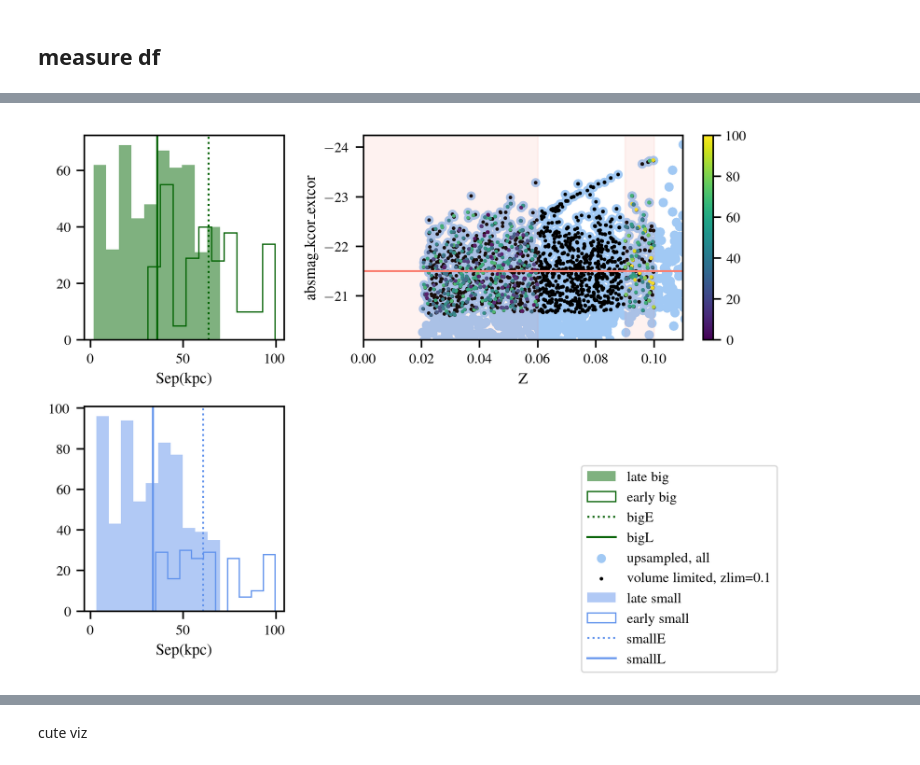
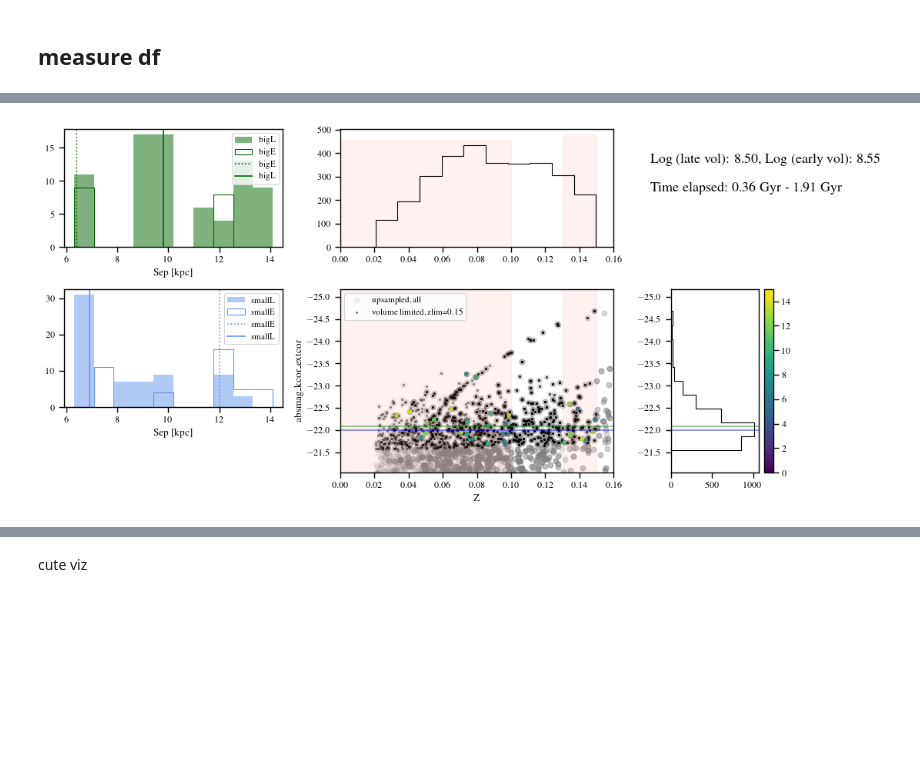
Before and after one commit to insepien/dftime, a Jupyter notebook: liu11.ipynb, the cells around one changed output, grey strips where cells are left out. Cells and saved outputs as stored; diff of their text form; code cells hidden in the pictures; blank space fills up the shorter version.

Commit message:
change df plot to gridspec, add volonteri22 analysis

```diff
--- a/liu11.ipynb
+++ b/liu11.ipynb
@@ -205,7 +225,7 @@ malmquist
 # %%
 # Malmquist bias correction
 # find Mlim(zlim, m_survey_lim)
-zlim = 0.1
+zlim = 0.15
 Mlim = 17.77 - cosmo.distmod(zlim).value
 abmag_mask = (fulldf.absmag_extcor < Mlim)
 zmask = fulldf.z_x < zlim
@@ -251,5 +283,4 @@ fig.tight_layout()
 # %%
-from scipy.stats import permutation_test
 def quart_mask(quant,cuts,ismag=False):
     mask = []
     mask.append(quant<cuts[0])
@@ -275,22 +306,24 @@ redshifts = vldf.z_x.values
 sep = vldf.rp.values
 
 # z masks
-zLate = [0, 0.06]
-zEarly = [0.09, 0.1]
+zLate = [0, 0.1]
+zEarly = [0.13, 0.15]
 early = (redshifts > zEarly[0]) & (redshifts < zEarly[1])
 late = (redshifts < zLate[1]) & (redshifts > zLate[0])
 # check volume
 time = lambda z2,z1: np.log10((cosmo.comoving_volume(z1) - cosmo.comoving_volume(z2)).value)
-print(f"late vol {time(zLate[0],zLate[1]):.2f}, early vol {time(zEarly[0],zEarly[1]):.2f}")
-sepmax = 100
+delt_min = cosmo.lookback_time(zEarly[0]) - cosmo.lookback_time(zLate[1])
+delt_max = cosmo.lookback_time(zEarly[1]) - cosmo.lookback_time(zLate[0])
+
 
 # max sep cut
+sepmax = 15
 sepcut = (sep < sepmax) & (sep>0)
-sepcutL = sep < 70
-sepcutE = sep > 30
+sepcutL = (sep > 5) & (sep < sepmax)
+sepcutE = (sep > 5) & (sep < sepmax)
 
 # mass cut
-cutsE = np.percentile(amag,[50,50])
+cutsE = np.percentile(amag,[45,55])
 cutsL = cutsE
 massmaskE= quart_mask(amag,cutsE,ismag=True)
 massmaskL = quart_mask(amag,cutsL,ismag=True)
@@ -301,39 +334,61 @@ smallL = massmaskL[0] & late & sepcutL
 bigE = massmaskE[2] & early& sepcutE
 bigL = massmaskL[2] & late & sepcutL
 
-bigc = 'darkgreen'
-smallc = 'cornflowerblue'
+def plot_meh():
+    bigc = 'darkgreen'
+    smallc = 'cornflowerblue'
 
-fig,ax = plt.subplots(2,2,dpi=300,width_ratios=[1,2])
-ax[0,0].hist(vldf.rp[bigL],label='late big',alpha=0.5,color=bigc)
-ax[0,0].hist(vldf.rp[bigE],histtype='step',label='early big',color=bigc)
+    fig = plt.figure(figsize=(10, 6))
+    gs = gridspec.GridSpec(4, 3, figure=fig, width_ratios=[2,2.5,1],height_ratios=[0.5,2.5,2.5,0.5])
 
-ax[1,0].hist(vldf.rp[smallL],label='late small',alpha=0.5,color=smallc)
-ax[1,0].hist(vldf.rp[smallE],histtype='step',label='early small',color=smallc)
-for x,l,ls,c,a in zip([smallE,smallL,bigE,bigL],['smallE', 'smallL', 'bigE', 'bigL'],[":","-",":","-"],[smallc,smallc,bigc,bigc],[ax[1,0],ax[1,0],ax[0,0],ax[0,0]]):
-    a.axvline(np.median(vldf.rp[x]),label=l,linestyle=ls,color=c)
+    # make axes
+    ax_hb = fig.add_subplot(gs[1, 0])
+    ax_hs = fig.add_subplot(gs[2, 0])
+    ax_scat = fig.add_subplot(gs[2:, 1])
+    ax_histz = fig.add_subplot(gs[1,1])
+    ax_histM = fig.add_subplot(gs[2:,2])
 
-ax[1,0].set_xlim(ax[0,0].get_xlim())
+    # plot histograms and median lines
+    _, binz, _ = ax_hb.hist(vldf.rp[bigL],label='bigL',alpha=0.5,color=bigc)
+    ax_hb.hist(vldf.rp[bigE],bins=binz,histtype='step',label='bigE',color=bigc)
+    ax_hs.hist(vldf.rp[smallL],bins=binz,label='smallL',alpha=0.5,color=smallc)
+    ax_hs.hist(vldf.rp[smallE],bins=binz,histtype='step',label='smallE',color=smallc)
+    for x,l,ls,c,a in zip([smallE,smallL,bigE,bigL],['smallE', 'smallL', 'bigE', 'bigL'],[":","-",":","-"],[smallc,smallc,bigc,bigc],[ax_hs,ax_hs,ax_hb,ax_hb]):
+        a.axvline(np.median(vldf.rp[x]),label=l,linestyle=ls,color=c)
+    # labels
+    ax_hs.set_xlim(ax_hb.get_xlim())
+    [a.set_xlabel('Sep [kpc]') for a in [ax_hb,ax_hs]]
 
-ax[0,1].scatter(fulldf.z_x, fulldf[maguse], label='upsampled, all')
-ax[0,1].scatter(vldf.z_x, amag,label=f'volume limited, zlim={zlim}',c='k',s=2)
-im = [ax[0,1].scatter(vldf.z_x[mask], amag[mask],c=vldf.rp[mask],vmin=0,vmax=sepmax,s=2) for mask in [smallE,bigE,smallL,bigL]]
-ax[0,1].set_xlabel("Z")
-ax[0,1].set_ylabel(maguse)
-ax[0,1].yaxis.set_inverted(True)
-[ax[0,1].axhline(c,c='salmon',linestyle=ls) for c,ls in zip([cutsE[0],cutsL[0]],[':',"-"])]
-[ax[0,1].fill_between([c[0],c[1]],ax[0,1].get_ylim()[0],ax[0,1].get_ylim()[1],alpha=0.1,color='salmon') for c in [zLate,zEarly]]
-ax[0,1].set_xlim(0,zlim+0.01)
-ax[0,1].set_ylim(np.max(amag)+0.5,np.min(amag)-0.5)
-fig.colorbar(im[0],ax=ax[0,1])
-# ax[0,1].scatter(vldf.z[massmaskL[2] & late & sepcut], vldf.absmag[massmaskL[2] & late & sepcut], color='r')
+    # scatter M vs z
+    ax_scat.scatter(fulldf.z_x, fulldf[maguse], label='upsampled, all',c='grey',alpha=0.1)
+    ax_scat.scatter(vldf.z_x, amag,label=f'volume limited, zlim={zlim}',c='k',s=2,alpha=0.4)
+    im = [ax_scat.scatter(vldf.z_x[mask], amag[mask],c=vldf.rp[mask],vmin=0,vmax=sepmax,s=7) for mask in [smallE,bigE,smallL,bigL]]
+    # labels
+    ax_scat.set_xlabel("Z")
+    ax_scat.set_ylabel(maguse)
+    ax_scat.yaxis.set_inverted(True)
+    ax_scat.set_xlim(0,zlim+0.01)
+    ax_scat.set_ylim(np.max(amag)+0.5,np.min(amag)-0.5)
 
-[a.set_xlabel("Sep(kpc)") for a in ax[:,0]]
-# [a.text(1,30,t,fontsize=18) for a,t in zip(ax[:,0], ['big','small'])]
+    # histograms along scatter plot
+    ax_histz.hist(vldf.z_x, color='k',histtype='step')
+    ax_histM.hist(amag,orientation='horizontal',color='k',histtype='step')
+    ax_histz.set_xlim(ax_scat.get_xlim())
+    ax_histM.set_ylim(ax_scat.get_ylim())
 
-fig.legend(loc='lower right')
-ax[1,1].axis('off')
-fig.tight_layout();
+    # plot cuts
+    [[a.axhline(c,c=clr,alpha=0.5) for c,clr in zip([cutsE[0],cutsE[1]],['g','b'])] for a in  [ax_scat,ax_histM]]
+    [[a.fill_between([c[0],c[1]],a.get_ylim()[0],a.get_ylim()[1],alpha=0.1,color='salmon') for c in [zLate,zEarly]] for a in [ax_scat,ax_histz]]
+
+    # colorbar
+    fig.colorbar(im[0], ax=ax_histM)
+    [a.legend(fontsize=8) for a in [ax_hb,ax_hs,ax_scat]]
+    tit = f"""Log (late vol): {time(zLate[0],zLate[1]):.2f}, Log (early vol): {time(zEarly[0],zEarly[1]):.2f}
+            \nTime elapsed: {delt_min:.2f} - {delt_max:.2f}"""
+    fig.text(0.8,0.7,tit,fontsize=13)
+    fig.tight_layout();
+
+plot_meh()
 
 seps = [vldf.rp[m] for m in [smallE,smallL,bigE,bigL]]
 print(permutation_test(seps, statistic=med_diff, vectorized=True,alternative='greater'))
@@ -344,3 +398,3 @@ PermutationTestResult(statistic=0.6000000000000014, pvalue=0.4335, null_distribu
 0.0 0.0
-[figure, old version]
+[figure, new version]
 # %%
```
Also changed, not shown: parts of 12 cells of this notebook, 1 other file.
